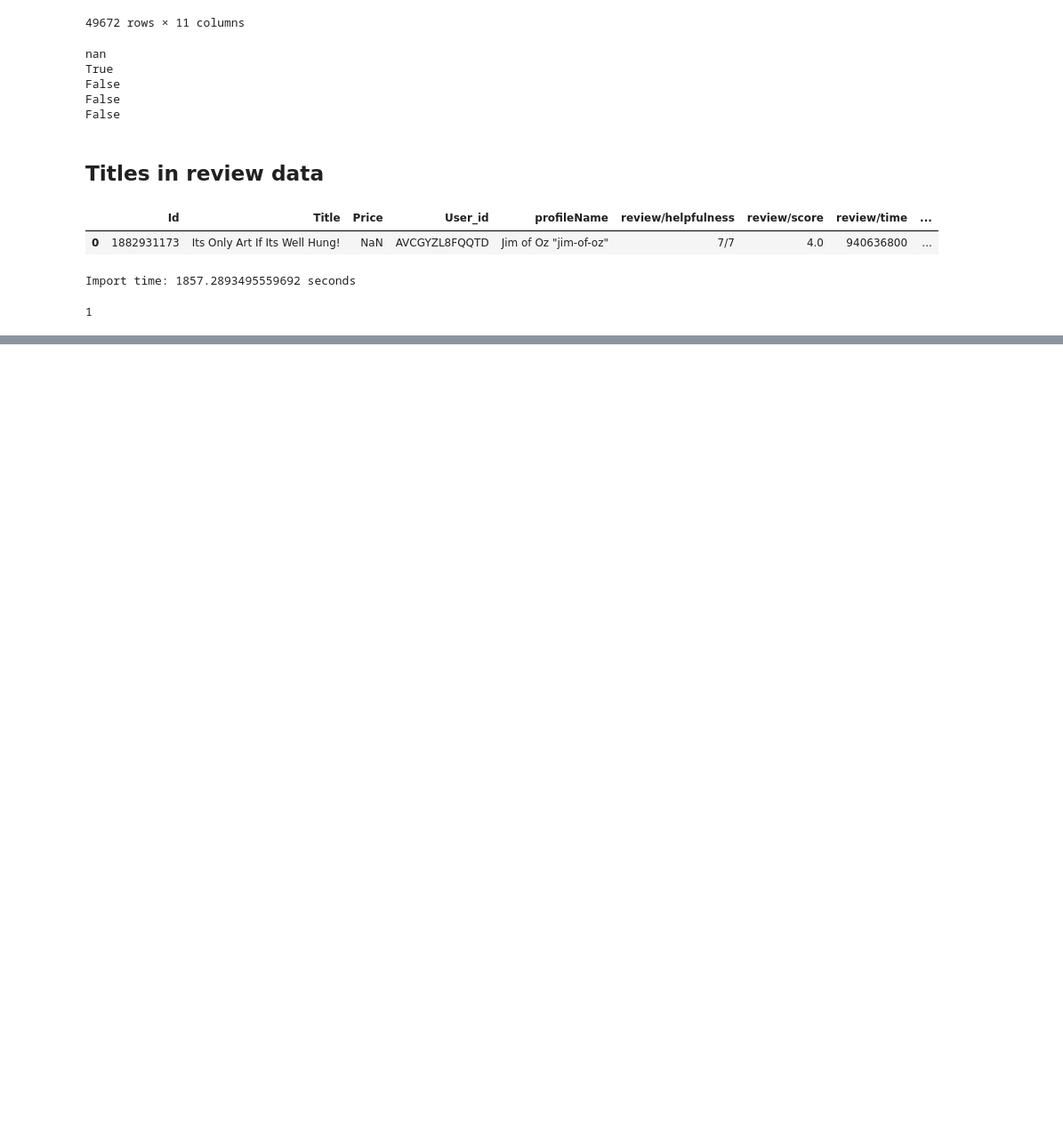
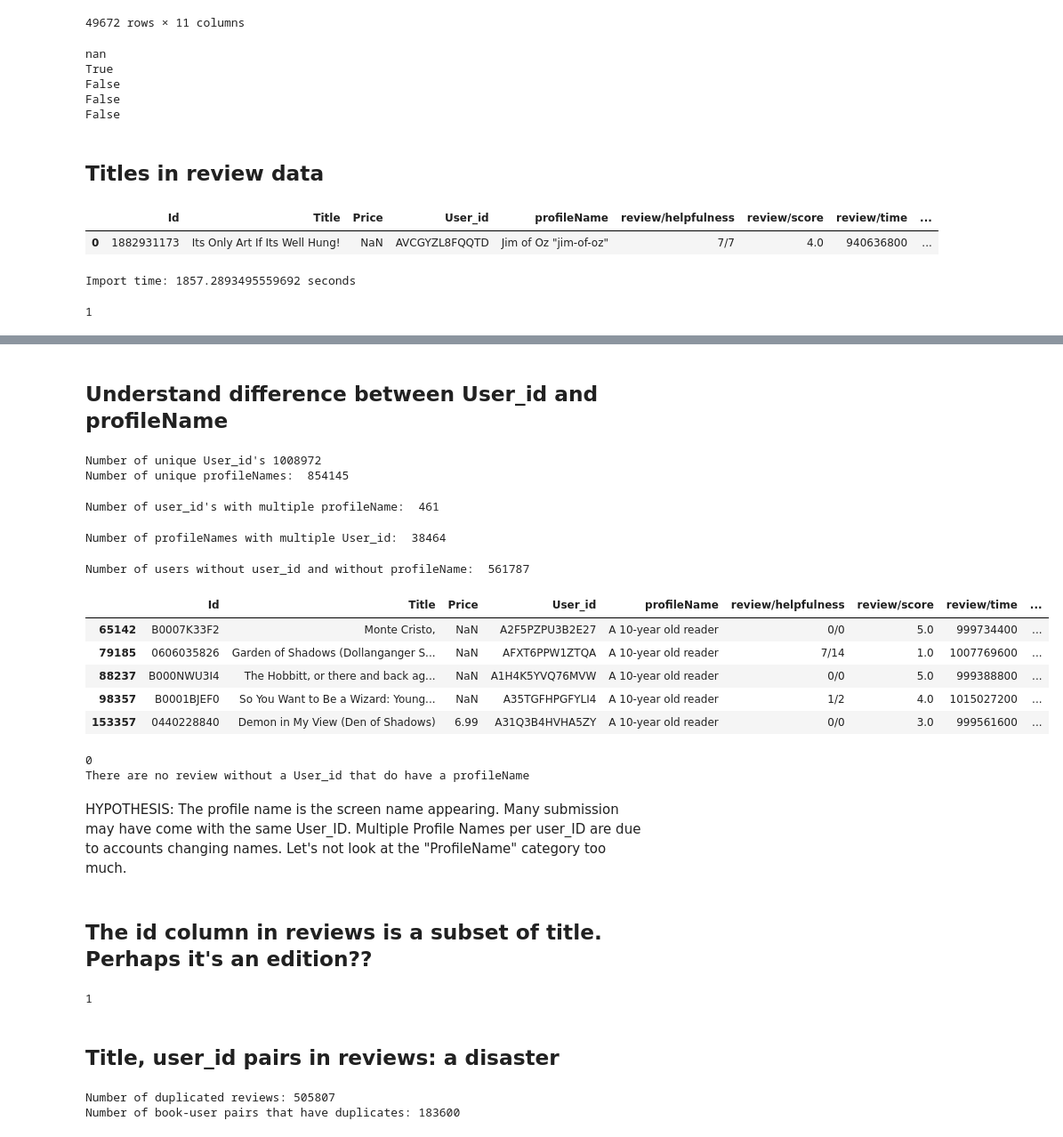
Before and after one commit to feyclan/WT_analysis, a Jupyter notebook: Exploratory.ipynb, the cells around one changed output, grey strips where cells are left out. Shown: that part at 89% size. Drawn from its saved outputs; the diff is of its cells as text; code cells hidden in the pictures; blank space fills up the shorter version.

Commit message:
Re-organised the files a bit and uncovered the disaster that are duplicate reviews

```diff
--- a/Exploratory.ipynb
+++ b/Exploratory.ipynb
@@ -335,0 +318,79 @@ Name: count, Length: 221998, dtype: int64
+# %% [markdown]
+## Understand difference between User_id and profileName
+# %%
+print("Number of unique User_id's", reviews["User_id"].nunique())
+print("Number of unique profileNames: ", reviews["profileName"].nunique())
+# %% [output]
+Number of unique User_id's 1008972
+Number of unique profileNames:  854145
+# %%
+result = reviews.groupby('User_id')['profileName'].nunique() == 1
+
+count = 0
+for key, value in result.items():
+    if not value:
+        count += 1
+print("Number of user_id's with multiple profileName: ", count)
+# %% [output]
+Number of user_id's with multiple profileName:  461
+# %%
+result = reviews.groupby('profileName')['User_id'].nunique() == 1
+
+count = 0
+for key, value in result.items():
+    if not value:
+        count += 1
+        # print(key)
+print("Number of profileNames with multiple User_id: ", count)
+# %% [output]
+Number of profileNames with multiple User_id:  38464
+# %%
+missing_id_and_name = reviews[(reviews['User_id'].isnull()) * (reviews['profileName'].isnull())]
+print("Number of users without user_id and without profileName: ", len(missing_id_and_name))
+# %% [output]
+Number of users without user_id and without profileName:  561787
+# %%
+reviews[reviews["profileName"]=="A 10-year old reader"].head(5)
+# %% [output]
+|  | Id | Title | Price | User_id | profileName | review/helpfulness | review/score | review/time | ... |
+| 65142 | B0007K33F2 | Monte Cristo, | NaN | A2F5PZPU3B2E27 | A 10-year old reader | 0/0 | 5.0 | 999734400 | ... |
+| 79185 | 0606035826 | Garden of Shadows (Dollanganger S... | NaN | AFXT6PPW1ZTQA | A 10-year old reader | 7/14 | 1.0 | 1007769600 | ... |
+| 88237 | B000NWU3I4 | The Hobbitt, or there and back ag... | NaN | A1H4K5YVQ76MVW | A 10-year old reader | 0/0 | 5.0 | 999388800 | ... |
+| 98357 | B0001BJEF0 | So You Want to Be a Wizard: Young... | NaN | A35TGFHPGFYLI4 | A 10-year old reader | 1/2 | 4.0 | 1015027200 | ... |
+| 153357 | 0440228840 | Demon in My View (Den of Shadows) | 6.99 | A31Q3B4HVHA5ZY | A 10-year old reader | 0/0 | 3.0 | 999561600 | ... |
+# %%
+temp_dat = reviews[['User_id', "profileName"]]
+count = 0
+for index, row in temp_dat.iterrows():
+    vals = row.values
+    if vals[0] == None and vals[1] != None:
+        count +=1
+print(count)
+print("There are no review without a User_id that do have a profileName")
+# %% [output]
+0
+There are no review without a User_id that do have a profileName
+# %% [markdown]
+HYPOTHESIS: The profile name is the screen name appearing. Many submission may have come with the same User_ID. Multiple Profile Names per user_ID are due to accounts changing names. Let's not look at the "ProfileName" category too much.
+# %% [markdown]
+## The id column in reviews is a subset of title. Perhaps it's an edition??
+# %%
+reviews_without_titles = reviews.dropna(subset="Title")
+
+unique_titles_per_id = reviews_without_titles.groupby('Id')['Title'].nunique()
+
+# THIS SHOWS THAT ALL REVIEWS WITH THE SAME ID HAVE THE SAME TITLE
+np.prod(unique_titles_per_id == 1)
+# %% [output]
+1
+# %% [markdown]
+## Title, user_id pairs in reviews: a disaster
+# %%
+# Group the reviews by title and User_id and count if there are multiple entries
+unique_counts = reviews.groupby(['Title', 'User_id']).size()#.reset_index(name='count')
+duplicate_reviews = unique_counts[unique_counts > 1]
+print("Number of duplicated reviews:", duplicate_reviews.sum())
+print("Number of book-user pairs that have duplicates:", duplicate_reviews.count())
+# %% [output]
+Number of duplicated reviews: 505807
+Number of book-user pairs that have duplicates: 183600
```
Also changed, not shown: parts of 10 cells of this notebook, 1 other file.
